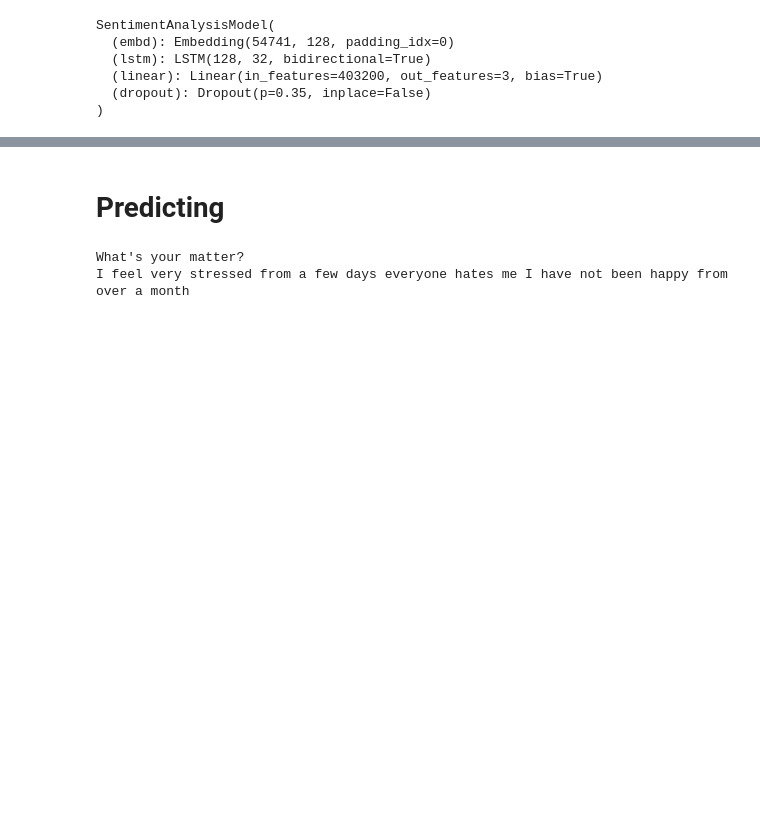
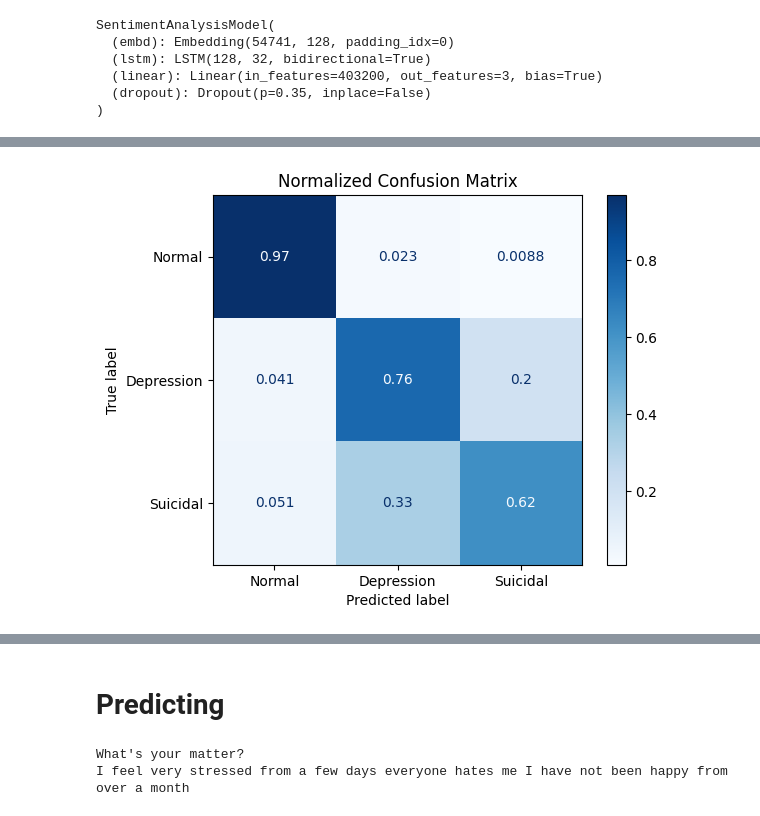
Before and after one commit to cindysintiya/Mental-Health_Sentiment-Analysis, a Jupyter notebook: notebook/ML_Mental_Health_PT.ipynb, the cells around one changed output, grey strips where cells are left out. Saved outputs shown, nothing was run; the diff lists cells and outputs as text; code cells hidden in the pictures; blank space fills up the shorter version.

```diff
--- a/notebook/ML_Mental_Health_PT.ipynb
+++ b/notebook/ML_Mental_Health_PT.ipynb
@@ -345,0 +383,8 @@ avg test acc: 0.8038522012578616
+# %%
+from sklearn.metrics import ConfusionMatrixDisplay
+
+ConfusionMatrixDisplay.from_predictions(y_test, y_pred, display_labels=classes, cmap='Blues', normalize='true')
+plt.title('Normalized Confusion Matrix')
+plt.show()
+# %% [output]
+[figure, added]
```
Also changed, not shown: parts of 17 cells of this notebook, 3 other files.
